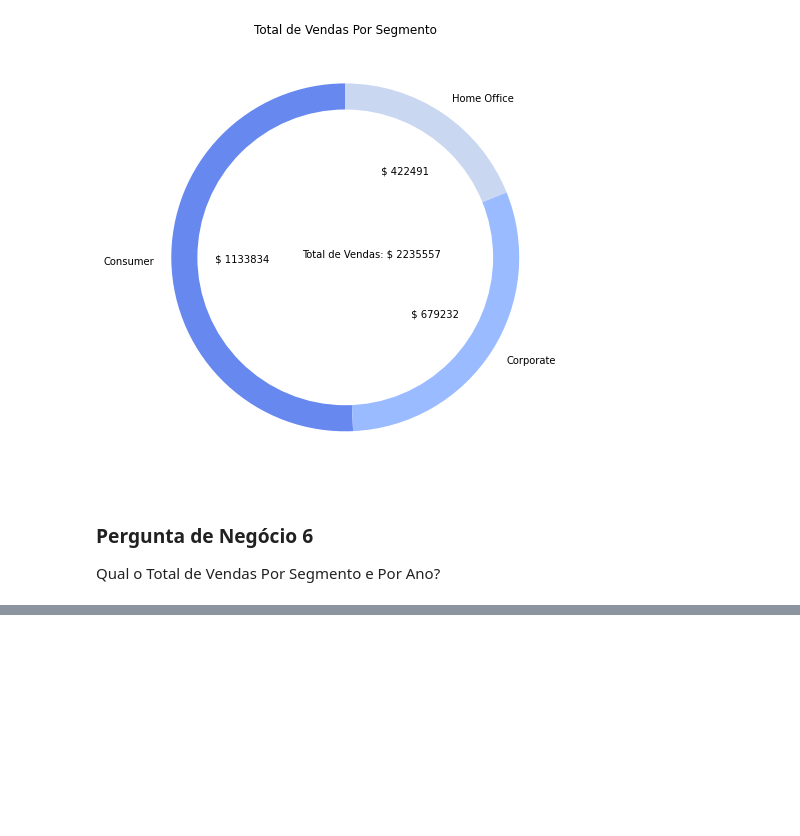
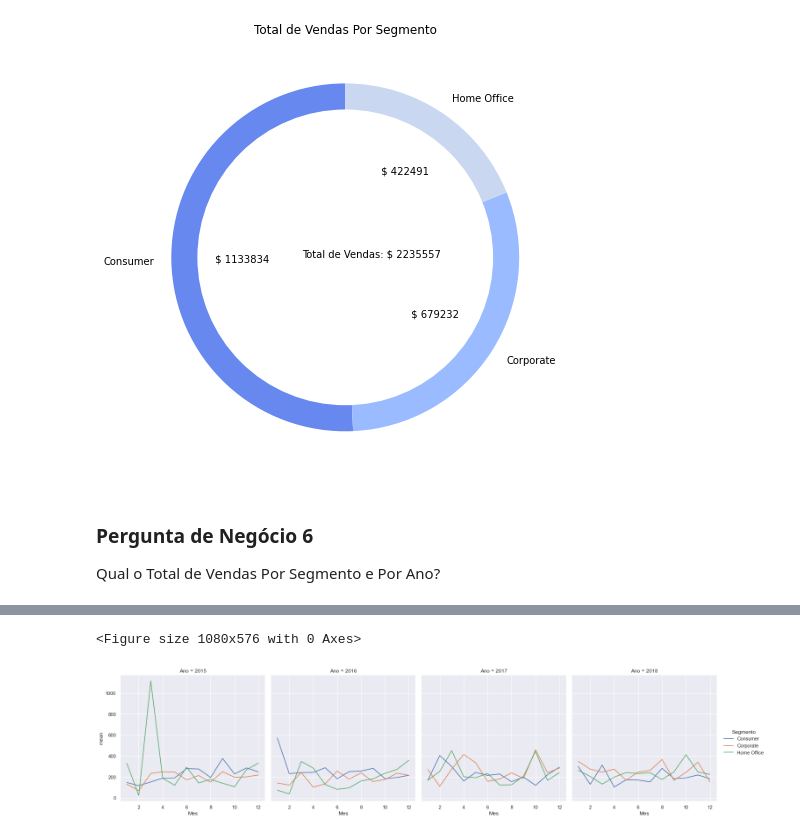
Before and after one commit to MatheusSakai/AnaliseExploratoria, a Jupyter notebook: Projeto2.ipynb, the cells around one changed output, grey strips where cells are left out. Drawn from its saved outputs; the diff is of its cells as text; code cells hidden in the pictures; blank space fills up the shorter version.

```diff
--- a/Projeto2.ipynb
+++ b/Projeto2.ipynb
@@ -244,0 +340,6 @@ Qual o Total de Vendas Por Segmento e Por Ano?
+# %%
+# Cria uma coluna nova calculando o valor de venda menos o desconto
+
+df['Valor_Venda_Desconto'] = df['Valor_Venda'] - (df['Valor_Venda'] * df['Desconto'])
+
+df.head(10)
@@ -244,0 +374,5 @@ Qual o Total de Vendas Por Segmento e Por Ano?
+# %%
+# Extrai apenas o mês da coluna "Data_Pedido" e cria uma nova coluna
+df['Mes'] = df['Data_Pedido'].dt.month
+
+df.head()
@@ -244,0 +386,4 @@ Qual o Total de Vendas Por Segmento e Por Ano?
+# %%
+# Agrupa por ano, mês e segmento e calcula a média
+pergunta_9 = df.groupby(['Ano', 'Mes', 'Segmento'])['Valor_Venda'].agg([np.mean])
+pergunta_9
@@ -244,0 +405,21 @@ Qual o Total de Vendas Por Segmento e Por Ano?
+# %%
+# Extrai os níveis
+anos = pergunta_9.index.get_level_values(0)
+meses = pergunta_9.index.get_level_values(1)
+segmentos = pergunta_9.index.get_level_values(2)
+# %%
+# Gráfico
+plt.figure(figsize = (15, 8))
+sns.set()
+grafico = sns.relplot(kind = 'line',
+                      data = pergunta_9,
+                      y = 'mean',
+                      x = meses,
+                      hue = segmentos,
+                      col = anos,
+                      col_wrap = 4)
+
+plt.show()
+# %% [output]
+<Figure size 1080x576 with 0 Axes>
+[figure, added]
```
Also changed, not shown: parts of 21 cells of this notebook.
